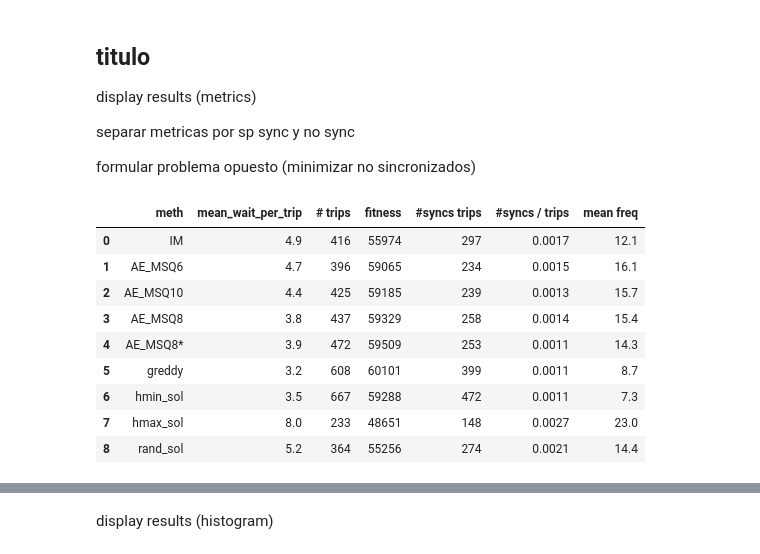
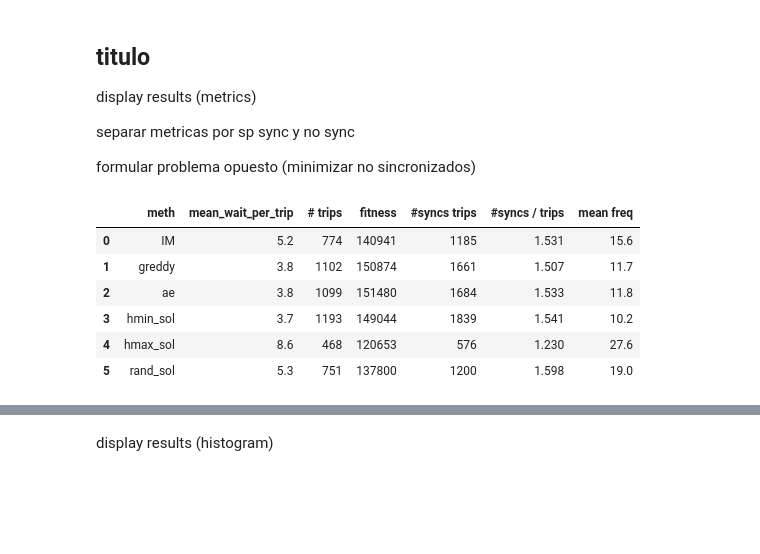
Before and after one commit to jonathan-murana/bus-generator, a Jupyter notebook: bus.ipynb, the cells around one changed output, grey strips where cells are left out. Drawn from its saved outputs; the diff is of its cells as text; code cells hidden in the pictures; blank space fills up the shorter version.

```diff
--- a/bus.ipynb
+++ b/bus.ipynb
@@ -628,6 +797,7 @@ def to_int_ceil(points):
 
 points_1200_1400 = to_int_ceil(points_1200_1400)
 points_all_day = to_int_ceil(points_all_day)
+points_1200_1400_200 = to_int_ceil(points_1200_1400_200)
 # %% [markdown]
 generate sub sets
 # %% [markdown]
@@ -659,7 +829,7 @@ generate sub sets
 
 #19 21
 
-scenario_array = [None] * 9
+scenario_array = [None] * 12
 # %% [markdown]
 ### GRUPO A
 # %%
@@ -685,8 +855,11 @@ frequencies_1200_1400_c = frequencies_1200_1400[
 scenario_array[0] = {'name':"BS.12-14.22.14.120.100.0",'name2':'scenario_0',
                      'ps':points_1200_1400_a,'fs':frequencies_1200_1400_a}
 #scenario_array.append({})
-scenario_array[1] = {'name':"BS.12-14..24.15.120.100.0",'name2':'scenario_1',
+scenario_array[1] = {'name':"BS.12-14.24.15.120.100.0",'name2':'scenario_1',
                      'ps':points_1200_1400_b,'fs':frequencies_1200_1400_b}
 #scenario_array.append({})
-scenario_array[2] = {'name':"BS.12-14..25.17.120.100.0",'name2':'scenario_2',
+scenario_array[2] = {'name':"BS.12-14.25.17.120.100.0",'name2':'scenario_2',
                      'ps':points_1200_1400_c,'fs':frequencies_1200_1400_c}
+
+display(scenario_array[2]['ps'].shape[0])
+display(scenario_array[2]['fs'].shape[0])
@@ -1301,7 +1557,7 @@ def metrics_fitness(solutions,solutions_method, points, fitness_version):
                                                  / solutions[i].shape[0])
 
 
-    l = [(x*1.0)/y/y for x, y in zip(array_syncs_trips, cant_trips)]
+    l = [(x*1.0)/y for x, y in zip(array_syncs_trips, cant_trips)]
 
 
     d1 = {'meth': solution_method,
@@ -1381,8 +1637,6 @@ separar metricas por sp sync y no sync
 
 formular problema opuesto (minimizar no sincronizados)
 # %%
-def format_to_sol(sol_str):
-    return pd.DataFrame(data={'diff': list(map(lambda x: int(x), sol_str.split(' ')))})
 
 
 lista = '8 12 19 23 8 18 13 25 17 38 12 26 24 12 14 7 9 29 23 21 12 12 4 4 16 7 11 19 20 4 6 12 9 6 8'
@@ -1463,6 +1717,9 @@ ae_msq8 = pd.DataFrame(data={'diff': list(map(lambda x: int(x), lista.split(' ')
 lista = '8 10 16 19 10 24 16 16 10 32 8 72 29 17 12 8 9 20 18 37 8 8 4 4 5 6 4 24 7 4 6 8 8 6 8'
 ae = pd.DataFrame(data={'diff': list(map(lambda x: int(x), lista.split(' ')))})
 
+lista = '8 10 16 19 10 20 8 16 10 32 8 72 29 24 12 8 12 31 27 37 8 8 4 7 12 6 4 30 15 4 6 8 8 6 8'
+exacto = pd.DataFrame(data={'diff': list(map(lambda x: int(x), lista.split(' ')))})
+
 
 
 
@@ -1472,10 +1729,11 @@ solutions = [
     ae_msq10,
     ae_msq8,
     ae,
-    format_to_sol(scenario_array[4]['greddy_sol_model1']),
+    format_to_sol(scenario_array[4]['greddy_sol_model3']),
     format_to_sol(scenario_array[4]['hmin_sol']),
     format_to_sol(scenario_array[4]['hmax_sol']),
     format_to_sol(scenario_array[4]['rand_sol']),
+    exacto
 
 ]
 
@@ -1484,43 +1742,79 @@ solutions_method = ['IM' ,
                     'AE_MSQ10' ,
                     'AE_MSQ8' ,
                     'AE_MSQ8*' ,
                     'greddy',
                     'hmin_sol',
                     'hmax_sol',
                     'rand_sol',
+                    'exacto',
+
                     #'RND','AE','AE_P10','AE_P2','AE_P5','AE_P5_1000','AE_P5_2000','AE_P5_10000',
                     #'BEST1','H max','h min','otra'
                    ]
 
 def highlight_min(s):
     is_min = s == s.min()
     #x = list(map(lambda x: is_min, lista.split(' ')))
 
     return ['background-color: yellow' if v else ' ' for v in is_min]
 
 def highlight_max(s):
     is_max = s == s.max()
     return ['background-color: yellow' if v else ' ' for v in is_max]
 
-metrics = metrics_fitness(solutions, solutions_method, scenario_array[4]['ps_m'],1)
+#metrics = metrics_fitness(solutions, solutions_method, scenario_array[4]['ps_m'],1)
+#metrics = metrics.style.apply(highlight_max, subset=[#'mean_wait_per_trip',
+                                                     #'# trips',
+#                                                     'fitness',
+#                                                     '#syncs / trips'
+#])
+#metrics.format({'mean_wait_per_trip': '{:4.1f}','# trips': '{:3.0f}',
+#             'fitness': '{:4.0f}' ,'mean freq': '{:4.1f}'})
+#display(metrics)
+
+lista = '7 10 8 5 6 12 8 8 5 6 5 19 16 13 8 8 7 31 10 16 6 5 8 24 16 8 23 6 11 10 8 5 5 12 5 10 7 5 10 5 9 12 24 29 59 5 6 15 5 17 10 20 8 17 8 6 12 7 8 6 8 6 5 10 12 7 10 8 10 7 24 20 12 40 6 10 10 24 20'
+ae = pd.DataFrame(data={'diff': list(map(lambda x: int(x), lista.split(' ')))})
+
+
+solutions = [
+    scenario_array[10]['c_s'],
+    format_to_sol(scenario_array[10]['greddy_sol_model3']),
+    ae,
+    format_to_sol(scenario_array[10]['hmin_sol']),
+    format_to_sol(scenario_array[10]['hmax_sol']),
+    format_to_sol(scenario_array[10]['rand_sol']),
+
+
+]
+
+solutions_method = ['IM' ,
+                    'greddy',
+                    'ae',
+                    'hmin_sol',
+                    'hmax_sol',
+                    'rand_sol',
+                    #'RND','AE','AE_P10','AE_P2','AE_P5','AE_P5_1000','AE_P5_2000','AE_P5_10000',
+                    #'BEST1','H max','h min','otra'
+                   ]
+
+metrics = metrics_fitness(solutions, solutions_method, scenario_array[10]['ps_m'],3)
 metrics = metrics.style.apply(highlight_max, subset=[#'mean_wait_per_trip',
                                                      #'# trips',
                                                      'fitness',
                                                      '#syncs / trips'
 ])
 metrics.format({'mean_wait_per_trip': '{:4.1f}','# trips': '{:3.0f}',
-             'fitness': '{:4.0f}' ,'mean freq': '{:4.1f}'})
+             'fitness': '{:4.0f}' ,'mean freq': '{:4.1f}','#syncs / trips': '{:4.3f}'})
 display(metrics)
-
-scenario_array[4]['ps_m']
+display(scenario_array[10]['name'])
+#display(scenario_array[10]['fs_m'])
+#display(scenario_array[10]['greddy_sol_model3'])
+#display(scenario_array[10]['ps_m'].query('line_j == 74'))
 # %% [output]
 |  | meth | mean_wait_per_trip | # trips | fitness | #syncs trips | #syncs / trips | mean freq |
-| 0 | IM | 4.9 | 416 | 55974 | 297 | 0.0017 | 12.1 |
-| 1 | AE_MSQ6 | 4.7 | 396 | 59065 | 234 | 0.0015 | 16.1 |
-| 2 | AE_MSQ10 | 4.4 | 425 | 59185 | 239 | 0.0013 | 15.7 |
-| 3 | AE_MSQ8 | 3.8 | 437 | 59329 | 258 | 0.0014 | 15.4 |
-| 4 | AE_MSQ8* | 3.9 | 472 | 59509 | 253 | 0.0011 | 14.3 |
-| 5 | greddy | 3.2 | 608 | 60101 | 399 | 0.0011 | 8.7 |
-| 6 | hmin_sol | 3.5 | 667 | 59288 | 472 | 0.0011 | 7.3 |
-| 7 | hmax_sol | 8.0 | 233 | 48651 | 148 | 0.0027 | 23.0 |
-| 8 | rand_sol | 5.2 | 364 | 55256 | 274 | 0.0021 | 14.4 |
+| 0 | IM | 5.2 | 774 | 140941 | 1185 | 1.531 | 15.6 |
+| 1 | greddy | 3.8 | 1102 | 150874 | 1661 | 1.507 | 11.7 |
+| 2 | ae | 3.8 | 1099 | 151480 | 1684 | 1.533 | 11.8 |
+| 3 | hmin_sol | 3.7 | 1193 | 149044 | 1839 | 1.541 | 10.2 |
+| 4 | hmax_sol | 8.6 | 468 | 120653 | 576 | 1.230 | 27.6 |
+| 5 | rand_sol | 5.3 | 751 | 137800 | 1200 | 1.598 | 19.0 |
```
Also changed, not shown: parts of 31 cells of this notebook, 37 other files.
